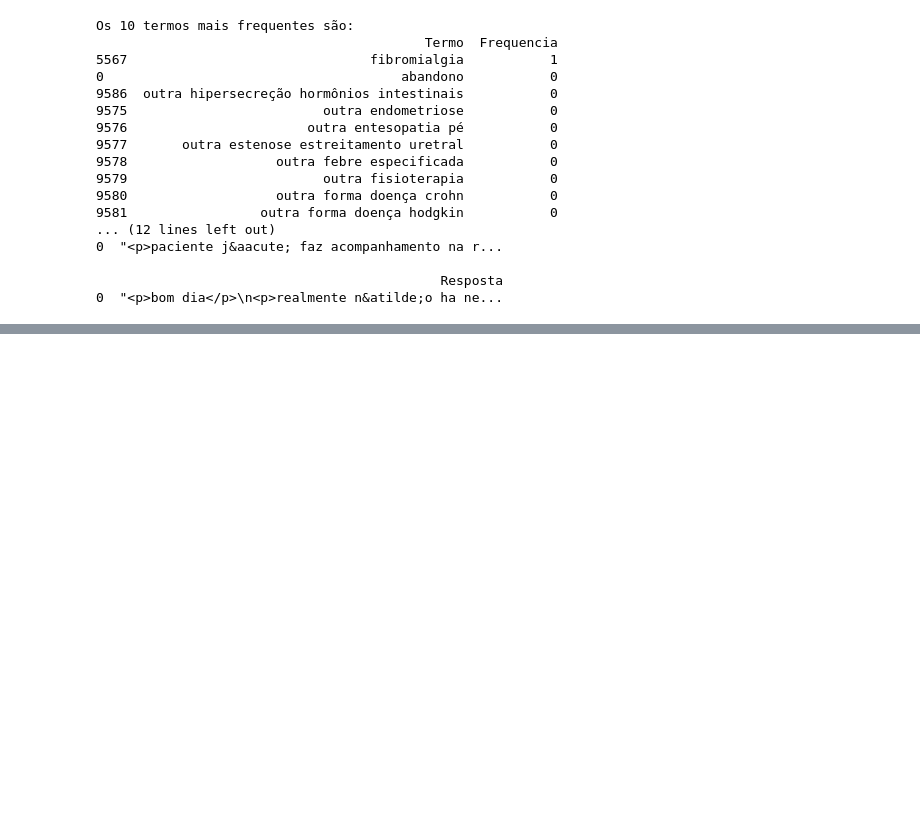
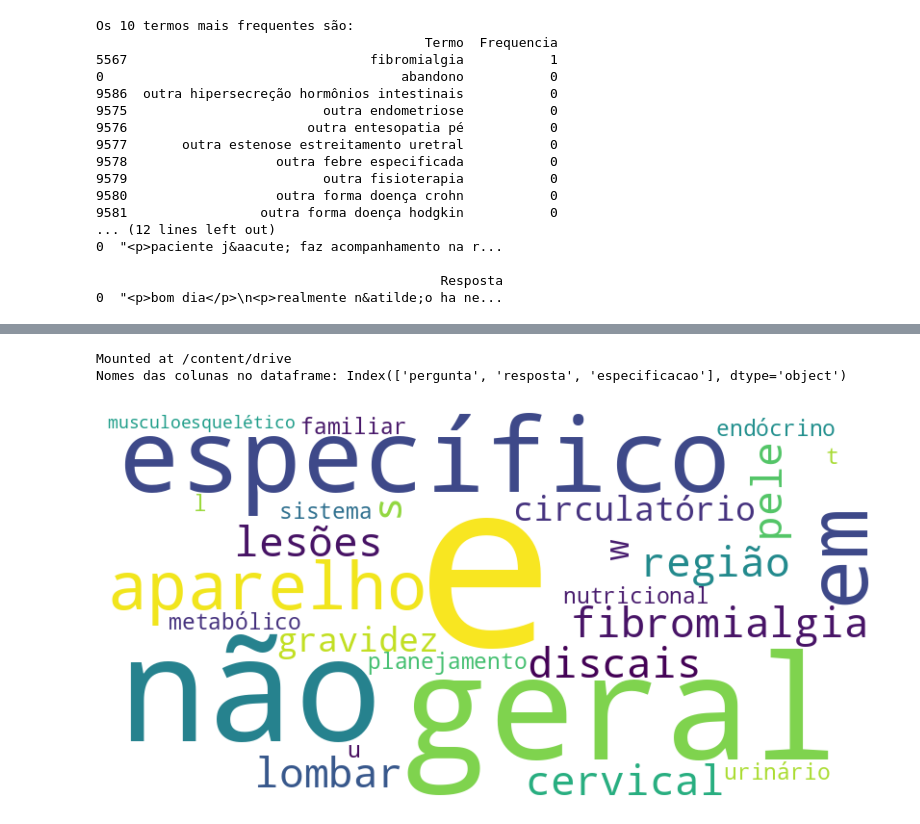
Before and after one commit to Brunapupo/CIN7502-text_mining, a Jupyter notebook: dataset_classificação.ipynb, the cells around one changed output, grey strips where cells are left out. Saved outputs shown, nothing was run; the diff lists cells and outputs as text; code cells hidden in the pictures; blank space fills up the shorter version.

```diff
--- a/dataset_classificação.ipynb
+++ b/dataset_classificação.ipynb
@@ -709,0 +845,44 @@ Os 10 termos mais frequentes são:
+# %%
+# Montar Google Drive
+from google.colab import drive
+drive.mount('/content/drive', force_remount=True)
+
+import pandas as pd
+from wordcloud import WordCloud
+import matplotlib.pyplot as plt
+
+# Carregar o arquivo de teleconsultorias
+teleconsultorias_path = '/content/drive/MyDrive/Documentos-stt/10_perguntas_mais_frequentes_teleconsultoria.csv'
+df = pd.read_csv(teleconsultorias_path)
+
+# Verificar os nomes das colunas
+print("Nomes das colunas no dataframe:", df.columns)
+
+# Ajustar o nome da coluna para o nome correto
+coluna_especificacao = 'especificacao'
+
+# Definir uma função para limpar e processar o texto usando str.replace()
+def clean_text(text):
+    text = text.lower()
+    text = text.replace('.', '').replace(',', '').replace(';', '').replace(':', '').replace('!', '').replace('?', '')
+    text = text.replace('(', '').replace(')', '').replace('[', '').replace(']', '').replace('{', '').replace('}', '')
+    return text
+
+# Limpar a coluna 'especificacao'
+df['especificacao_limpa'] = df[coluna_especificacao].apply(clean_text)
+
+# Concatenar todos os textos da coluna 'especificacao_limpa' em uma única string
+all_text = ' '.join(df['especificacao_limpa'].tolist())
+
+# Gerar a nuvem de termos
+wordcloud = WordCloud(width=800, height=400, background_color='white').generate(all_text)
+
+# Exibir a nuvem de termos
+plt.figure(figsize=(10, 5))
+plt.imshow(wordcloud, interpolation='bilinear')
+plt.axis('off')
+plt.show()
+# %% [output]
+Mounted at /content/drive
+Nomes das colunas no dataframe: Index(['pergunta', 'resposta', 'especificacao'], dtype='object')
+[figure, added]
```
Also changed, not shown: parts of 14 cells of this notebook.
